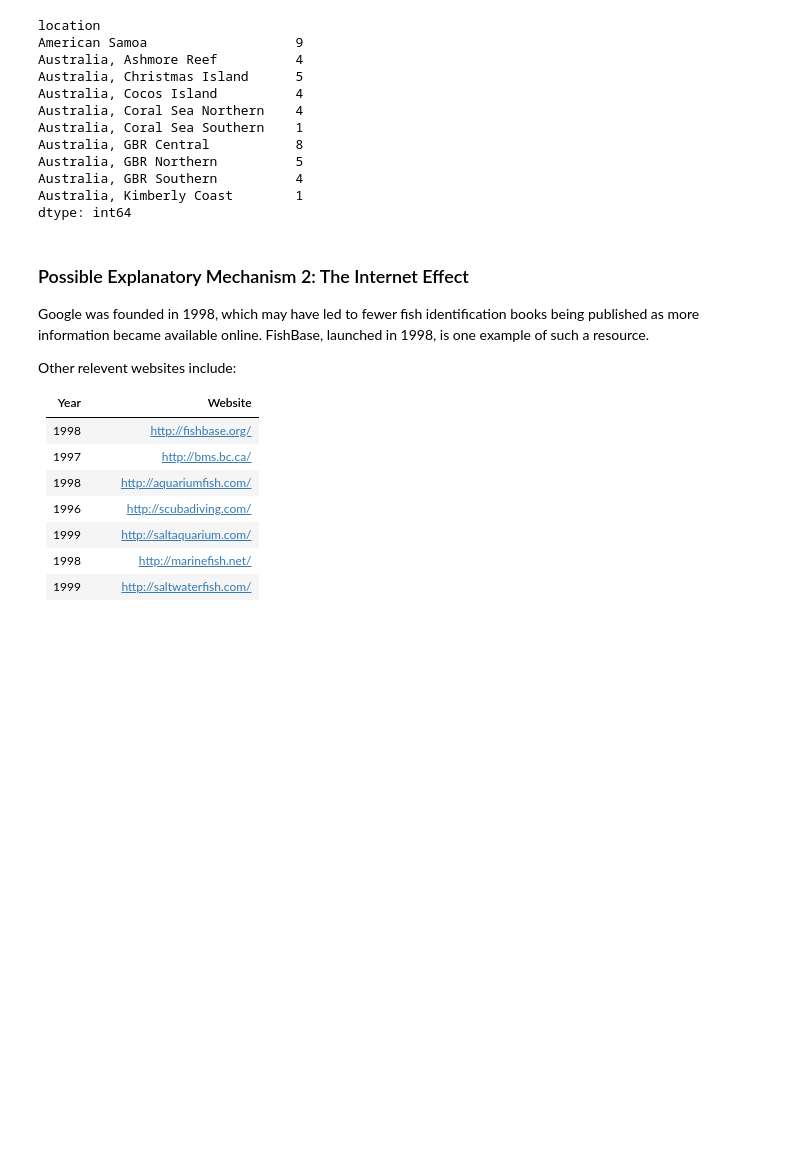
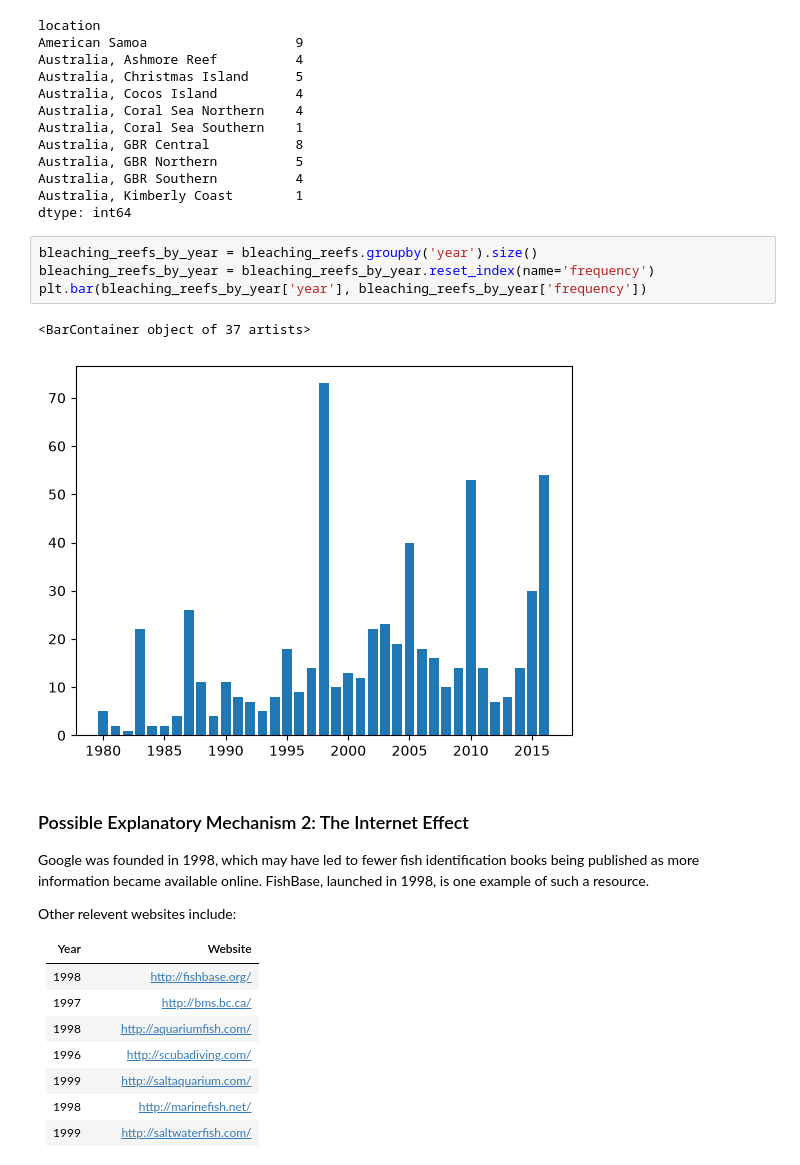
Before and after one commit to HTL3R-2627-SEW-5AX/2158_27_5AX_SEW_HTL3R, a Jupyter notebook: cisco_dse/chapter6/coral-conundrum-project/coral-conundrum.ipynb, the cells around one changed output. Saved outputs shown, nothing was run; the diff lists cells and outputs as text; blank space fills up the shorter version.

Commit message:
bleaching reefs by year

```diff
--- a/cisco_dse/chapter6/coral-conundrum-project/coral-conundrum.ipynb
+++ b/cisco_dse/chapter6/coral-conundrum-project/coral-conundrum.ipynb
@@ -148,6 +148,13 @@ Australia, GBR Northern          5
 Australia, GBR Southern          4
 Australia, Kimberly Coast        1
 dtype: int64
+# %%
+bleaching_reefs_by_year = bleaching_reefs.groupby('year').size()
+bleaching_reefs_by_year = bleaching_reefs_by_year.reset_index(name='frequency')
+plt.bar(bleaching_reefs_by_year['year'], bleaching_reefs_by_year['frequency'])
+# %% [output]
+<BarContainer object of 37 artists>
+[figure, added]
 # %% [markdown]
 ### Possible Explanatory Mechanism 2: The Internet Effect
 
```
